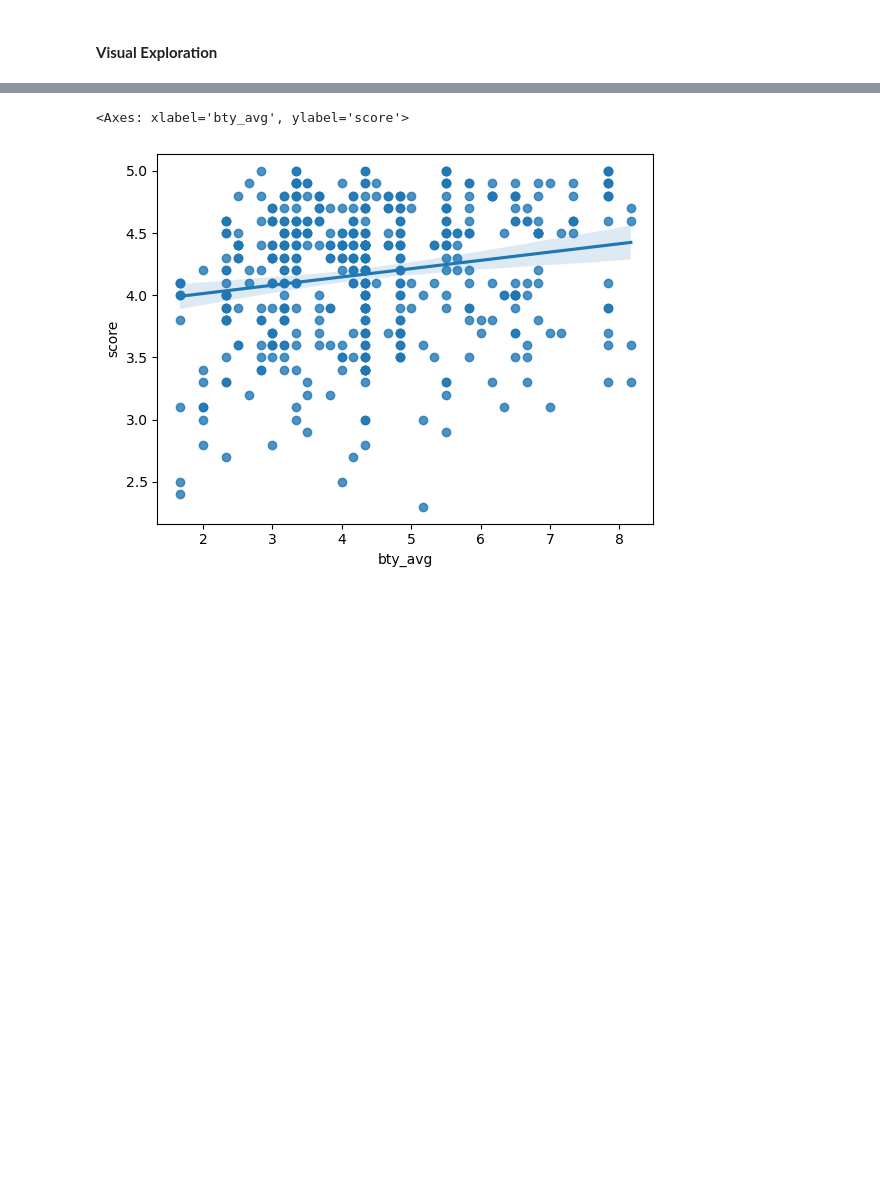
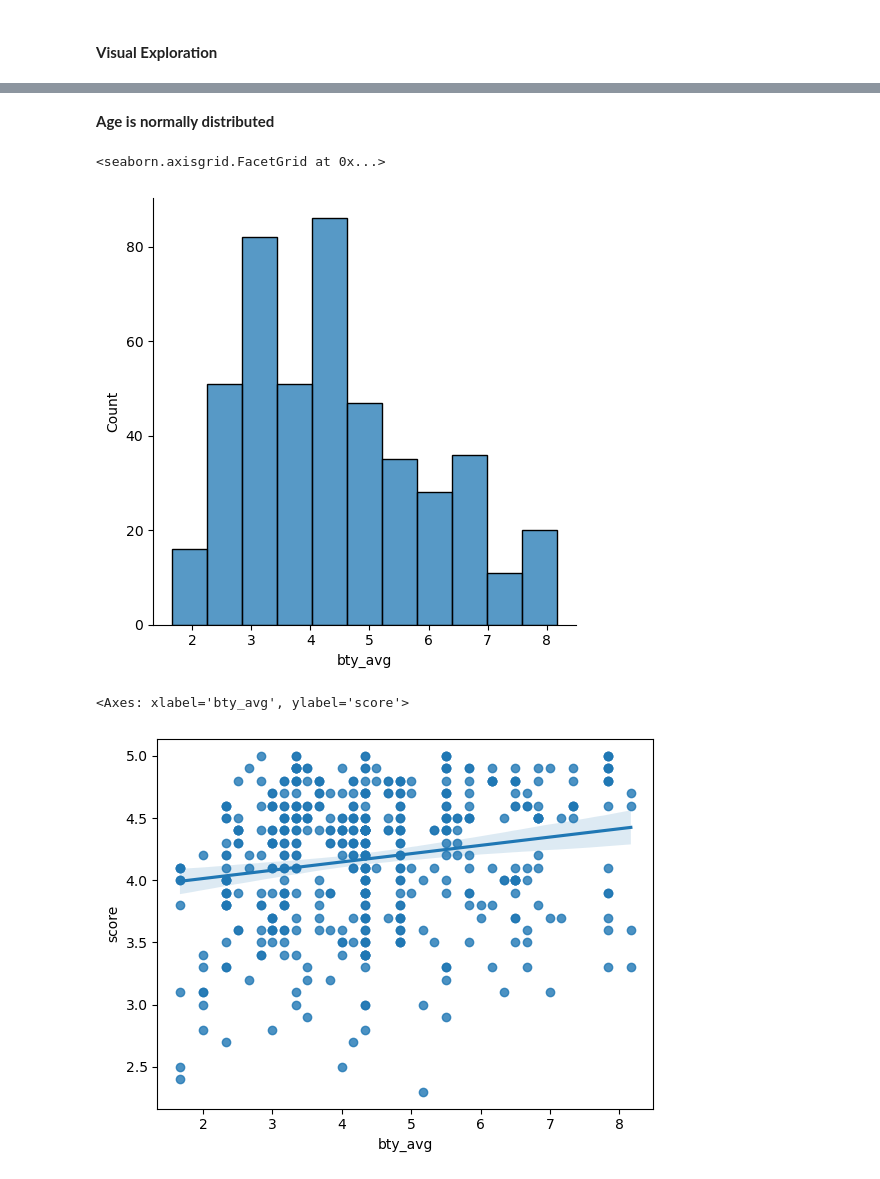
Before and after one commit to AngadKannaujiya/Regression-Project, a Jupyter notebook: Evaluation Score.ipynb, the cells around one changed output, grey strips where cells are left out. Drawn from its saved outputs; the diff is of its cells as text; code cells hidden in the pictures; blank space fills up the shorter version.

```diff
--- a/Evaluation Score.ipynb
+++ b/Evaluation Score.ipynb
@@ -116,3 +136,11 @@ The correlation coefficient of 0.18 indicate that the relationship between teach
+# %% [markdown]
+**Age is normally distributed**
+# %%
+# and now check the beauty score
+sns.displot(data=df_filtered, x='bty_avg')
+# %% [output]
+<seaborn.axisgrid.FacetGrid at 0x...>
+[figure, added]
 # %%
 sns.regplot(data=df_filtered, x = 'bty_avg', y = 'score')
 # %% [output]
```
Also changed, not shown: parts of 15 cells of this notebook.
